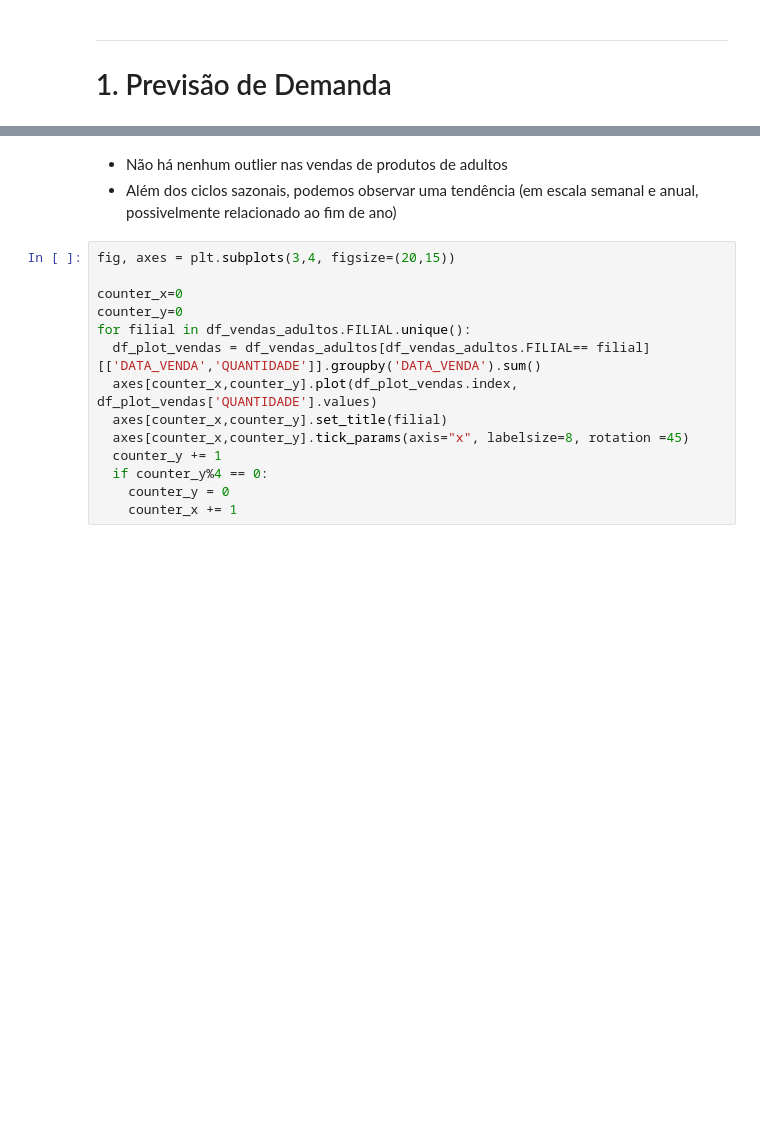
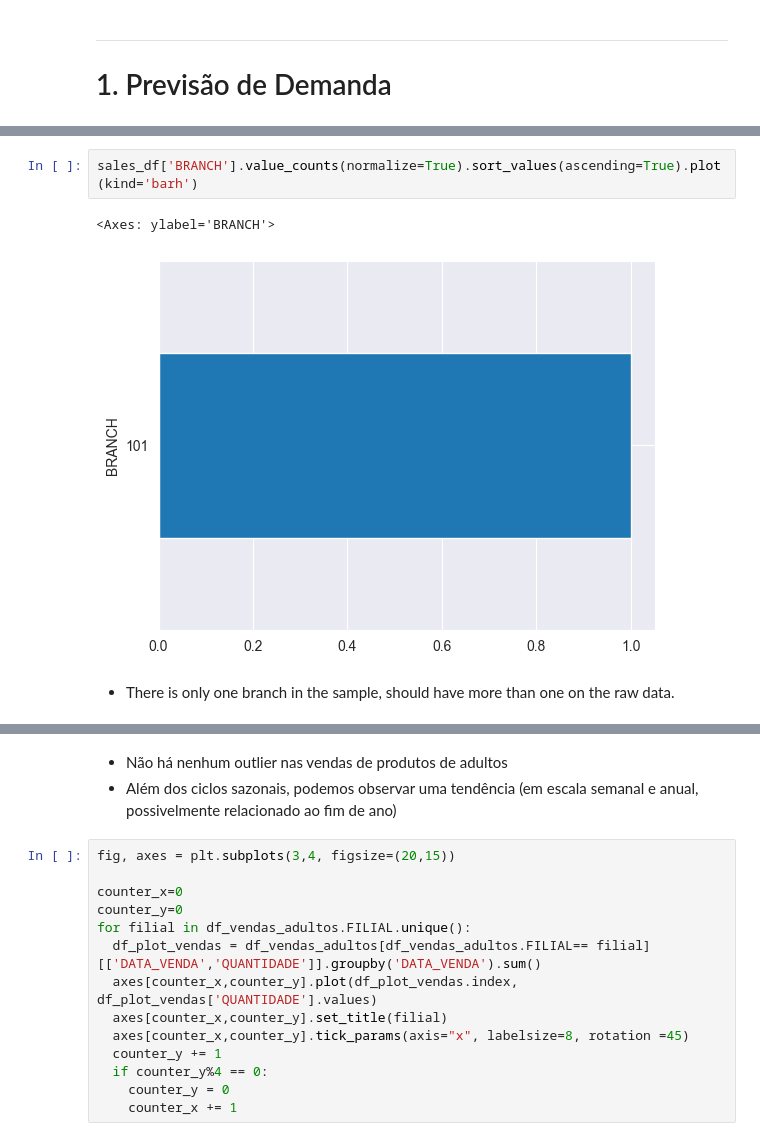
Before and after one commit to Joa1Camargo/online-petshop-data-analysis, a Jupyter notebook: notebooks/Case_FarmaSaúde_Previsao_Demanda.ipynb, the cells around one changed output, grey strips where cells are left out. Drawn from its saved outputs; the diff is of its cells as text; blank space fills up the shorter version.

```diff
--- a/notebooks/Case_FarmaSaúde_Previsao_Demanda.ipynb
+++ b/notebooks/Case_FarmaSaúde_Previsao_Demanda.ipynb
@@ -168,0 +187,7 @@ KeyError: "None of [Index(['DATA_VENDA', 'QUANTIDADE'], dtype='object')] are in
+# %%
+sales_df['BRANCH'].value_counts(normalize=True).sort_values(ascending=True).plot(kind='barh')
+# %% [output]
+<Axes: ylabel='BRANCH'>
+[figure, added]
+# %% [markdown]
+- There is only one branch in the sample, should have more than one on the raw data.
```
Also changed, not shown: parts of 36 cells of this notebook, 3 other files.
